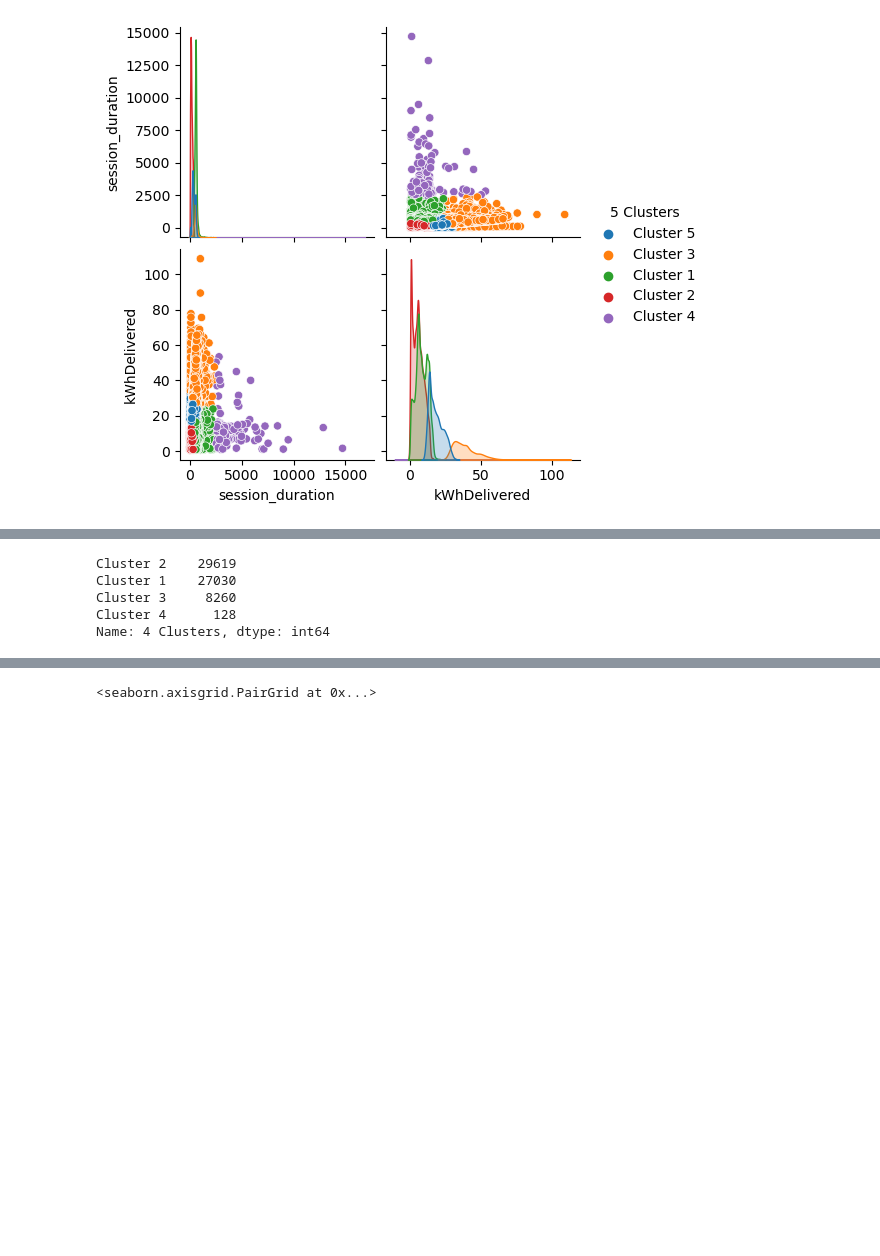
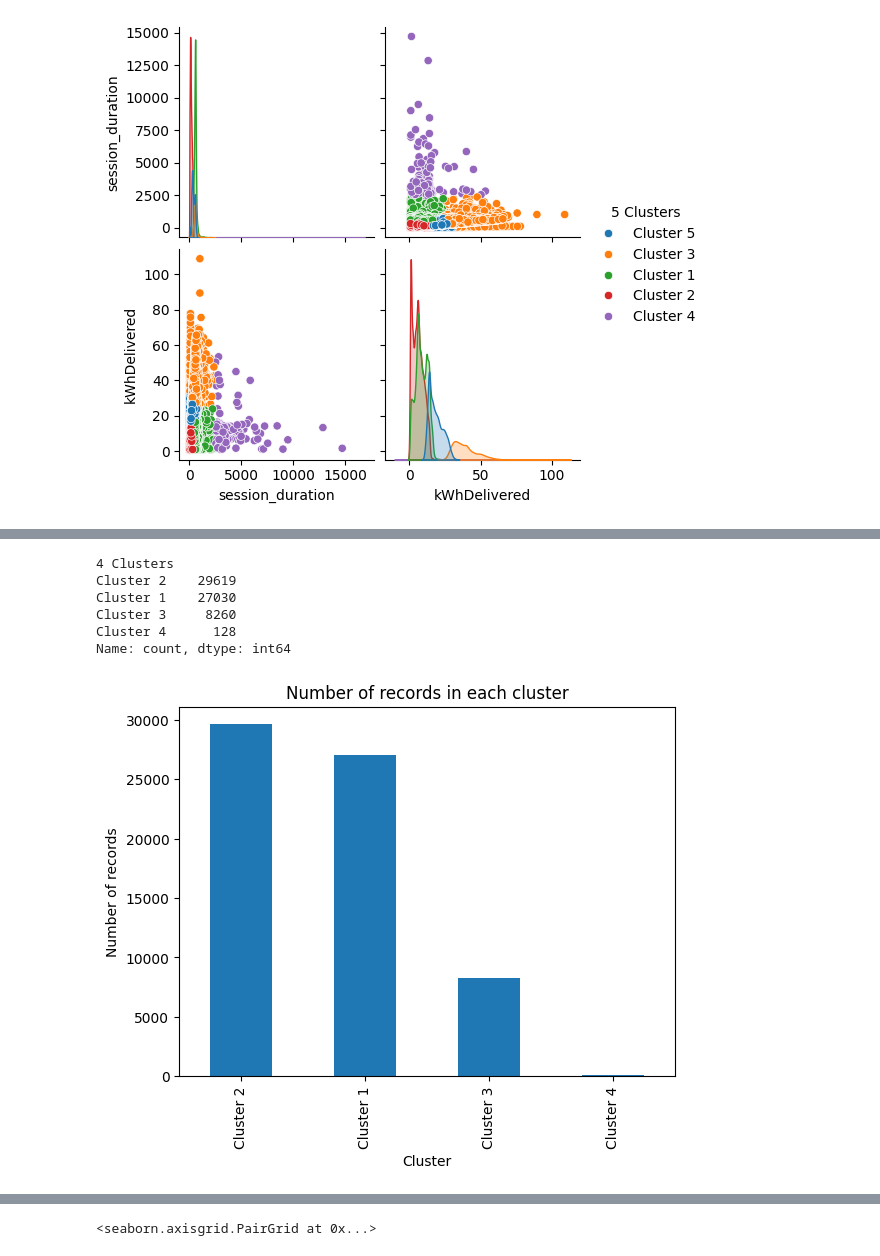
Before and after one commit to Amocon/A-Team_AA-Team-Assignment_2024, a Jupyter notebook: aa_team_assignment/clustering_analysis2.ipynb, the cells around one changed output, grey strips where cells are left out. Drawn from its saved outputs; the diff is of its cells as text; code cells hidden in the pictures; blank space fills up the shorter version.

```diff
--- a/aa_team_assignment/clustering_analysis2.ipynb
+++ b/aa_team_assignment/clustering_analysis2.ipynb
@@ -117,9 +199,18 @@ sns.pairplot(data=X, hue="4 Clusters")
-# %%
-# Length of each cluster
-X["4 Clusters"].value_counts()
-# %% [output]
-Cluster 2    29619
-Cluster 1    27030
-Cluster 3     8260
-Cluster 4      128
-Name: 4 Clusters, dtype: int64
+# %%
+# Length of each cluster
+print(X["4 Clusters"].value_counts())
+
+# Bar Chart plot
+X["4 Clusters"].value_counts().plot(kind='bar')
+plt.title("Number of records in each cluster")
+plt.ylabel("Number of records")
+plt.xlabel("Cluster")
+plt.show()
+# %% [output]
+4 Clusters
+Cluster 2    29619
+Cluster 1    27030
+Cluster 3     8260
+Cluster 4      128
+Name: count, dtype: int64
+[figure, added]
```
Also changed, not shown: parts of 31 cells of this notebook.
